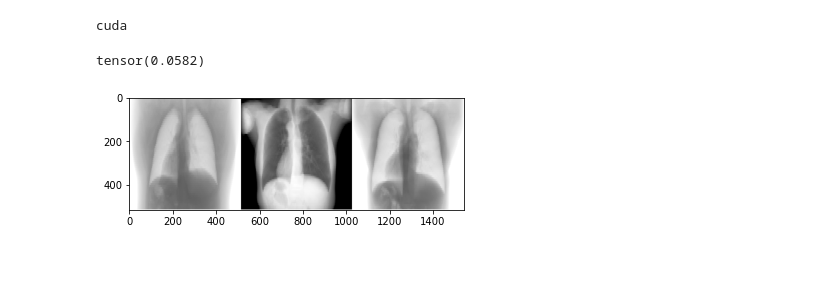
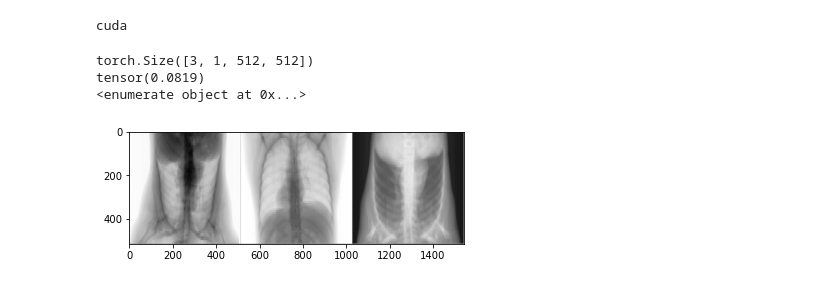
Before and after one commit to danielnflam/GAN-Tests, a Jupyter notebook: main.ipynb, the cells around one changed output. Drawn from its saved outputs; the diff is of its cells as text; code cells hidden in the pictures.

Commit message:
updates as testing

```diff
--- a/main.ipynb
+++ b/main.ipynb
@@ -81,52 +90,66 @@ current_date=datetime.datetime.today().strftime('%Y-%m-%d')
 cuda
 # %%
 # Set up datasets and dataloaders
-ds_discriminator = Dataset_CTCovid19August2020(os.path.join(DRR_directory,"DRR_directory.csv"),
+ds_training = Dataset_CTCovid19August2020(os.path.join(DRR_directory,"DRR_directory.csv"),
                                                os.path.join(DRR_directory),
                                  transform=tvtransforms.Compose([
                                      transforms.Rescale(image_spatial_size, discriminator_keys_images, "PixelSize"),
-                                     transforms.RescalingNormalisation(discriminator_keys_images),
+                                     transforms.NormaliseBetweenPlusMinus1(discriminator_keys_images),
                                      transforms.Random180(discriminator_keys_images, probability=0.5),
-                                     transforms.IntensityJitter(discriminator_keys_images,rescale_factor_limits=(0.5,1.0)),
-                                     transforms.RandomIntensityFlip(discriminator_keys_images, probability=0.5),
+                                     transforms.IntensityJitter(discriminator_keys_images,source_image_key="source", rescale_factor_limits=(0.75,1.0), window_motion_limits=(-1,1)),
+                                     transforms.RandomIntensityComplement(discriminator_keys_images, probability=0.5),
                                      transforms.ToTensor(discriminator_keys_images),
                                      ]))
 
-ds_generator = Dataset_PolyU_CXR(Path(CXR_directory),
+ds_testing = Dataset_PolyU_CXR(Path(CXR_directory),
                                  transform=tvtransforms.Compose([
                                      transforms.Rescale(image_spatial_size, generator_keys_images, "PixelSize"),
                                      transforms.ImageComplement(generator_keys_images),
-                                     transforms.RescalingNormalisation(generator_keys_images),
+                                     transforms.NormaliseBetweenPlusMinus1(generator_keys_images),
                                      transforms.ToTensor(generator_keys_images),
                                      ]))
 
-dl_training = DataLoader(ds_discriminator, batch_size=_batch_size,
+# Training and Validation Set
+lengths = [math.ceil(len(ds_training)*proportion_validation), math.floor(len(ds_training) - len(ds_training)*proportion_validation)]
+ds_val, ds_training = random_split(ds_training, lengths, generator=torch.Generator().manual_seed(randomisation_seed))
+
+
+dl_training = DataLoader(ds_training, batch_size=_batch_size,
+                         shuffle=True, num_workers=0)
+dl_val = DataLoader(ds_val, batch_size=_batch_size,
+                    shuffle=True, num_workers=0)
+
+# Test set
+dl_testing = DataLoader(ds_testing, batch_size=_batch_size,
                         shuffle=True, num_workers=0)
-dl_testing = DataLoader(ds_generator, batch_size=_batch_size,
-                        shuffle=True, num_workers=0)
 # %%
 def matplotlib_imshow(img, one_channel=False):
     if one_channel:
         img = img.mean(dim=0)
     npimg = img.numpy()
     if one_channel:
         plt.imshow(npimg, cmap="Greys")
     else:
         plt.imshow(np.transpose(npimg, (1, 2, 0)))
 # get some random training images
 dataiter = iter(dl_training)
 sample = dataiter.next()
+print(sample["source"].shape)
 # create grid of images
-img_grid = vutils.make_grid(sample[generator_target])
+img_grid = vutils.make_grid(sample["source"])
 # show images
 matplotlib_imshow(img_grid, one_channel=True)
 
 msssim = pytorch_msssim.MSSSIM(window_size=11, size_average=True, channel=1)
 msssim_loss = 1 - msssim(sample["boneless"], sample["source"])
 print(msssim_loss)
+
+print(enumerate(dl_val))
 # %% [output]
-tensor(0.0582)
+torch.Size([3, 1, 512, 512])
+tensor(0.0819)
+<enumerate object at 0x...>
-[figure, old version]
+[figure, new version]
 # %%
 # Implementation of Network
 def weights_init(m):
```
Also changed, not shown: parts of 6 cells of this notebook, 3 other files.
